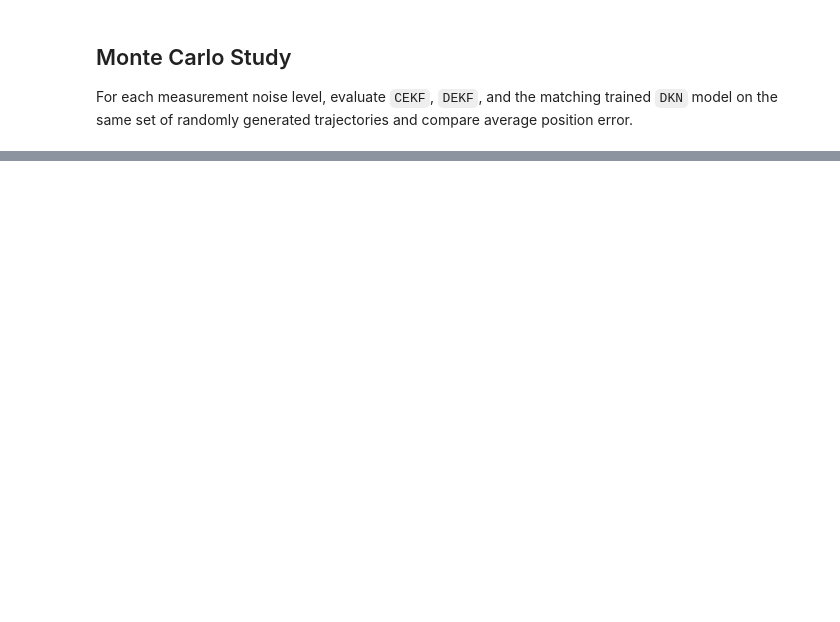
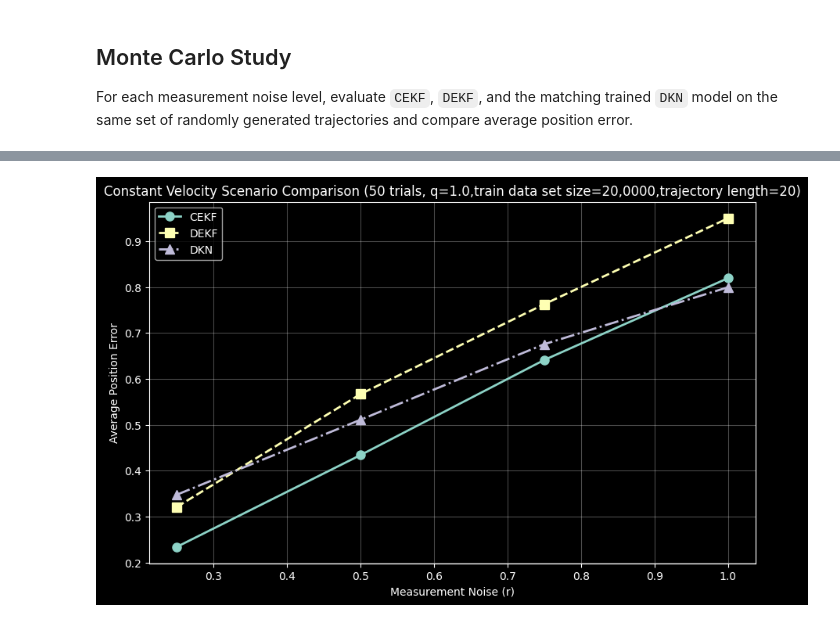
Before and after one commit to AvivG123/distributedKNET, a Jupyter notebook: notebooks/const_vel_scenario_comparison.ipynb, the cells around one changed output, grey strips where cells are left out. Drawn from its saved outputs; the diff is of its cells as text; code cells hidden in the pictures; blank space fills up the shorter version.

```diff
--- a/notebooks/const_vel_scenario_comparison.ipynb
+++ b/notebooks/const_vel_scenario_comparison.ipynb
@@ -187,7 +193,7 @@ avg_error_dkn = []
 
 for r_noise in measurement_noise_values:
     r_array = r_noise * np.ones(num_nodes)
-    run_name = f"const_vel_scenario_r={r_noise}{name_suffix}"
+    run_name = f"const_vel_scenario_r={r_noise}"
     example_config_path = save_root / "configs" / f"{run_name}.json"
     example_model_path = save_root / "DKN" / f"{run_name}.pth"
 
@@ -210,7 +216,7 @@ for r_noise in measurement_noise_values:
     trial_errors_dekf = []
     trial_errors_dkn = []
 
-    for _ in tqdm(range(num_trials), desc=f"r={r_noise}{name_suffix}"):
+    for _ in tqdm(range(num_trials), desc=f"r={r_noise}"):
         trajectory, measurements = get_trial_data(r_noise)
 
         x_hat_cekf = centralized_extended_kalman_filter(
@@ -220,7 +226,7 @@ for r_noise in measurement_noise_values:
             r_array=r_array,
             q=process_noise_std,
             p0=p0,
-            x0=x0_estimate,
+            x0=x_init,
             time_steps=num_time_steps,
             node_num=num_nodes,
         )
@@ -231,7 +237,7 @@ for r_noise in measurement_noise_values:
             r_array=r_array,
             q=process_noise_std,
             p0=p0,
-            x0=x0_estimate,
+            x0=x_init,
             j_matrix=j_matrix,
             time_steps=num_time_steps,
             node_num=num_nodes,
@@ -270,11 +282,13 @@ results_df
 # %%
 plt.figure(figsize=(10, 6))
 plt.plot(results_df["measurement_noise"], results_df["CEKF"], "o-", linewidth=2, markersize=8, label="CEKF")
 plt.plot(results_df["measurement_noise"], results_df["DEKF"], "s--", linewidth=2, markersize=8, label="DEKF")
 plt.plot(results_df["measurement_noise"], results_df["DKN"], "^-.", linewidth=2, markersize=8, label="DKN")
 plt.xlabel("Measurement Noise (r)")
 plt.ylabel("Average Position Error")
-plt.title(f"Constant Velocity Scenario Comparison ({num_trials} trials, q={process_noise_std})")
+plt.title(f"Constant Velocity Scenario Comparison ({num_trials} trials, q={process_noise_std},train data set size=20,0000,trajectory length={num_time_steps})")
 plt.grid(True, alpha=0.3)
 plt.legend()
 plt.show()
+# %% [output]
+[figure, added]
```
Also changed, not shown: parts of 4 cells of this notebook, 7 other files.
